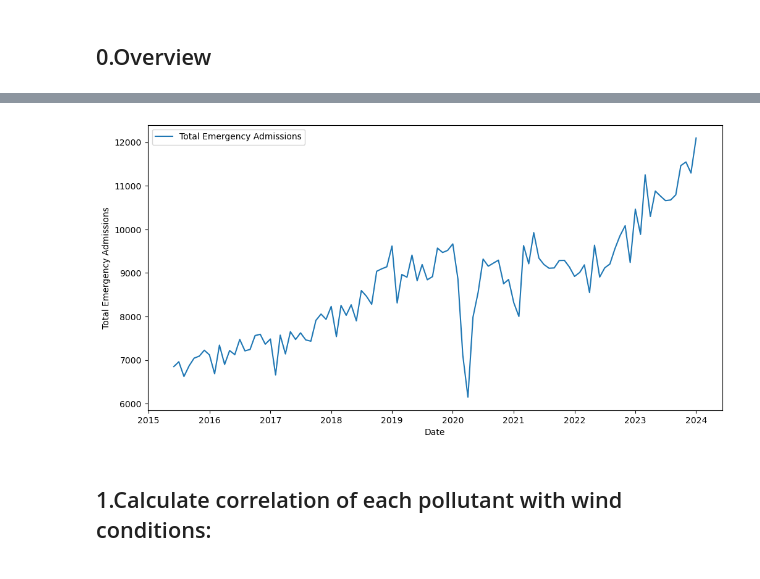
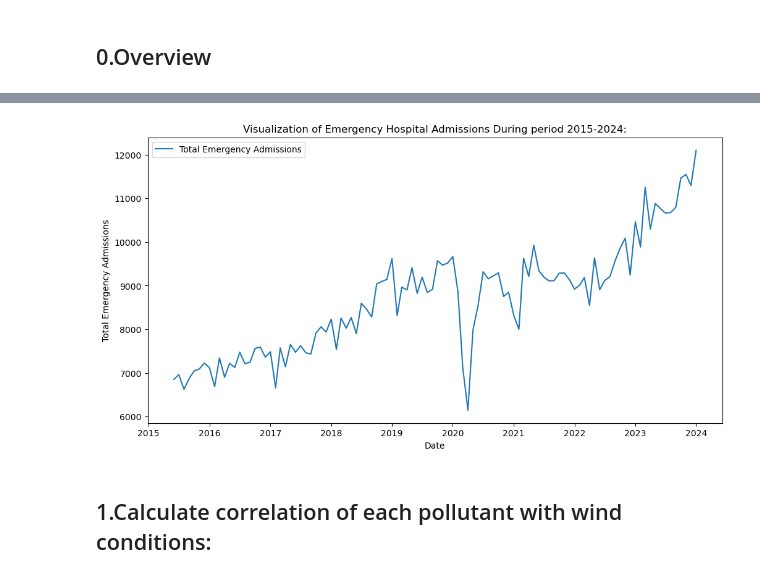
Before and after one commit to Elham-Pournezhadian/IGP-repo, a Jupyter notebook: Correlation.ipynb, the cells around one changed output, grey strips where cells are left out. Cells and saved outputs as stored; diff of their text form; code cells hidden in the pictures.

```diff
--- a/Correlation.ipynb
+++ b/Correlation.ipynb
@@ -216,14 +218,16 @@ plot_measurements(weather_measurement, 'Weather')
 # %%
 # Plotting Total Emergency Admissions
 plt.figure(figsize=(12, 6))
 plt.plot(merged_df['Date'],merged_df['Total Emergency Admissions'], label='Total Emergency Admissions')
 
+plt.title("Visualization of Emergency Hospital Admissions During period 2015-2024:")
 plt.ylabel('Total Emergency Admissions')
 plt.xlabel('Date')
+plt.savefig('images/EDA_Emergency Admissions_plot.png')
 plt.legend()
 plt.show()
 # %% [output]
-[figure, old version]
+[figure, new version]
 # %% [markdown]
 ## 1.Calculate correlation of each pollutant with wind conditions:
 # %% [markdown]
```
Also changed, not shown: parts of 14 cells of this notebook, 14 other files.
